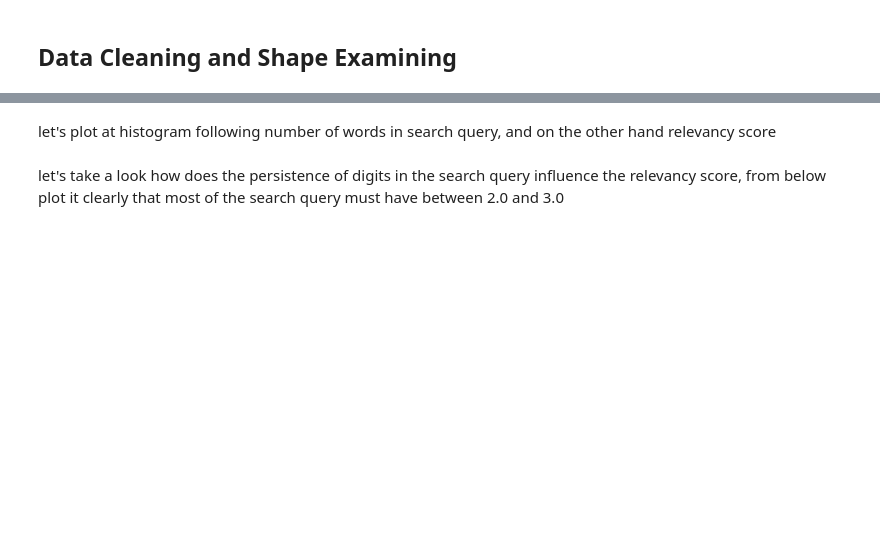
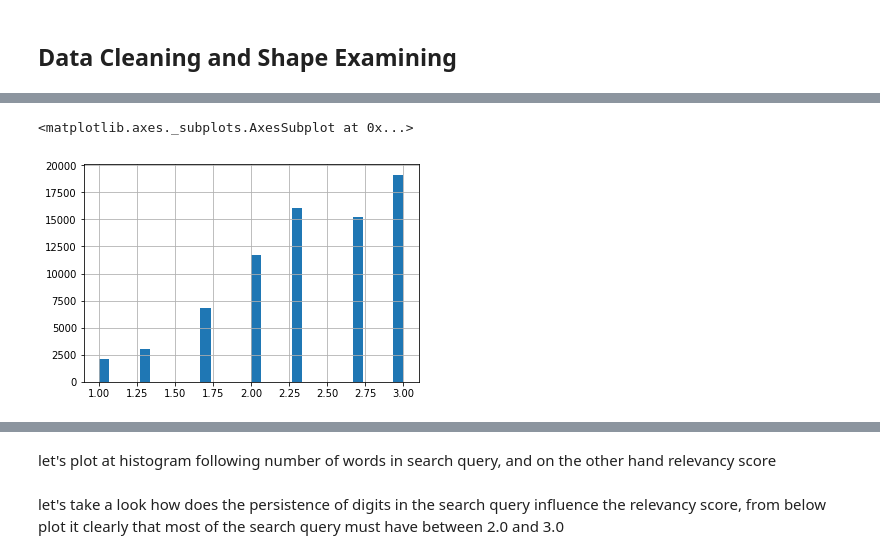
Before and after one commit to YurieCo/Data-science-intern, a Jupyter notebook: Kaggle/EDA_and_ML.ipynb, the cells around one changed output, grey strips where cells are left out. Saved outputs shown, nothing was run; the diff lists cells and outputs as text; code cells hidden in the pictures; blank space fills up the shorter version.

```diff
--- a/Kaggle/EDA_and_ML.ipynb
+++ b/Kaggle/EDA_and_ML.ipynb
@@ -53,0 +155,5 @@ includes words. As you can see most of them includes digits in search bar.
+# %%
+(training_data.relevance ).hist(bins=30)
+# %% [output]
+<matplotlib.axes._subplots.AxesSubplot at 0x...>
+[figure, added]
```
Also changed, not shown: parts of 36 cells of this notebook.
